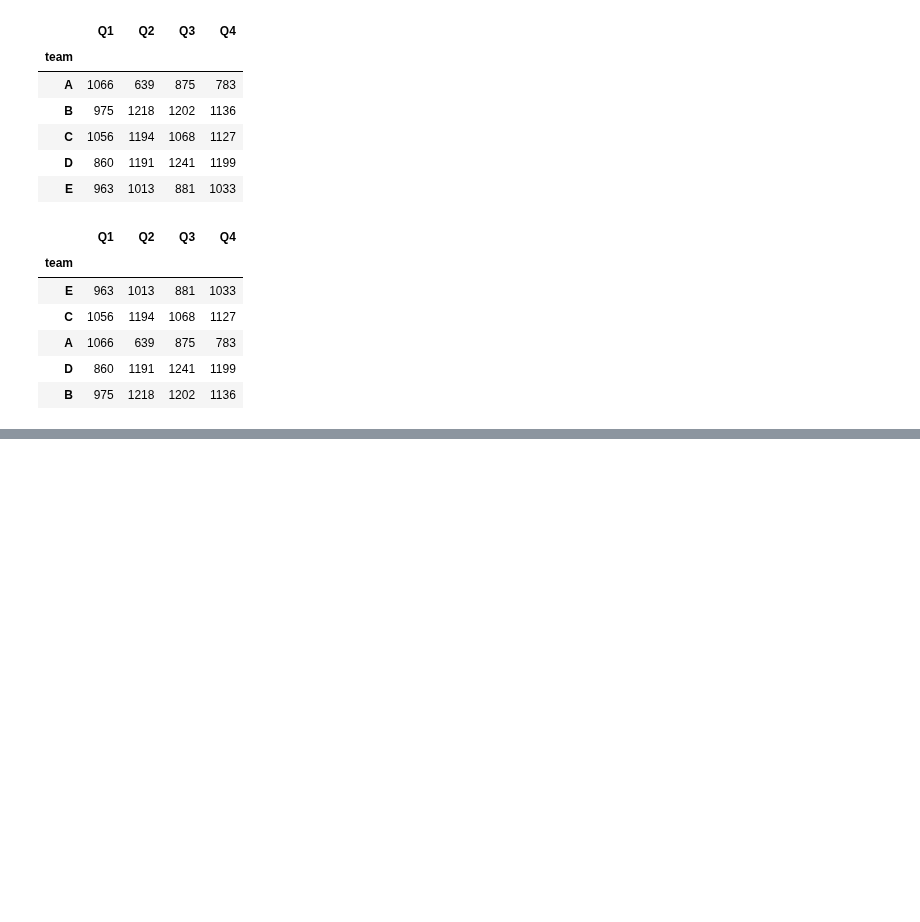
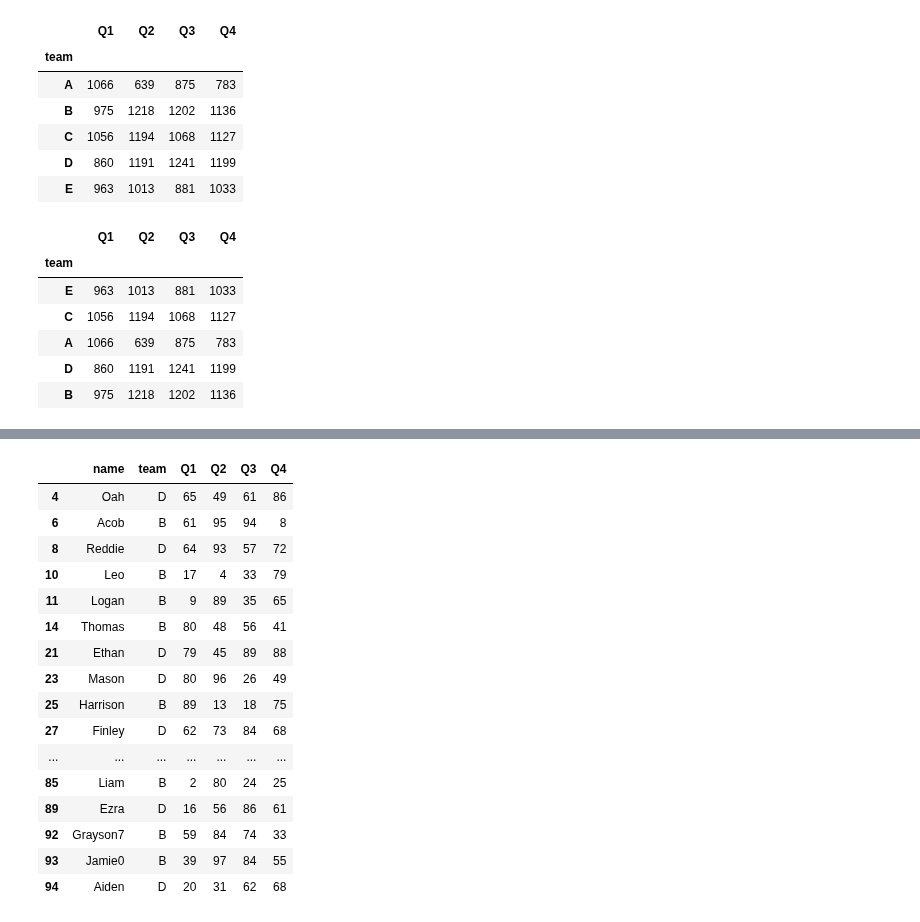
Before and after one commit to Yellow-BringtEast/python-study, a Jupyter notebook: pandas/chapter_six.ipynb, the cells around one changed output, grey strips where cells are left out. Saved outputs shown, nothing was run; the diff lists cells and outputs as text; code cells hidden in the pictures; blank space fills up the shorter version.

```diff
--- a/pandas/chapter_six.ipynb
+++ b/pandas/chapter_six.ipynb
@@ -60,0 +291,22 @@ df.groupby(pd.Grouper('team')).sum()
+# %%
+# 筛选方法filter()
+# 筛选出所在组总平均分大于15的成员
+df.groupby('team').filter(lambda x: x.mean(1).mean() > 51)
+# %% [output]
+|  | name | team | Q1 | Q2 | Q3 | Q4 |
+| 4 | Oah | D | 65 | 49 | 61 | 86 |
+| 6 | Acob | B | 61 | 95 | 94 | 8 |
+| 8 | Reddie | D | 64 | 93 | 57 | 72 |
+| 10 | Leo | B | 17 | 4 | 33 | 79 |
+| 11 | Logan | B | 9 | 89 | 35 | 65 |
+| 14 | Thomas | B | 80 | 48 | 56 | 41 |
+| 21 | Ethan | D | 79 | 45 | 89 | 88 |
+| 23 | Mason | D | 80 | 96 | 26 | 49 |
+| 25 | Harrison | B | 89 | 13 | 18 | 75 |
+| 27 | Finley | D | 62 | 73 | 84 | 68 |
+| ... | ... | ... | ... | ... | ... | ... |
+| 85 | Liam | B | 2 | 80 | 24 | 25 |
+| 89 | Ezra | D | 16 | 56 | 86 | 61 |
+| 92 | Grayson7 | B | 59 | 84 | 74 | 33 |
+| 93 | Jamie0 | B | 39 | 97 | 84 | 55 |
+| 94 | Aiden | D | 20 | 31 | 62 | 68 |
```
Also changed, not shown: parts of 18 cells of this notebook.
